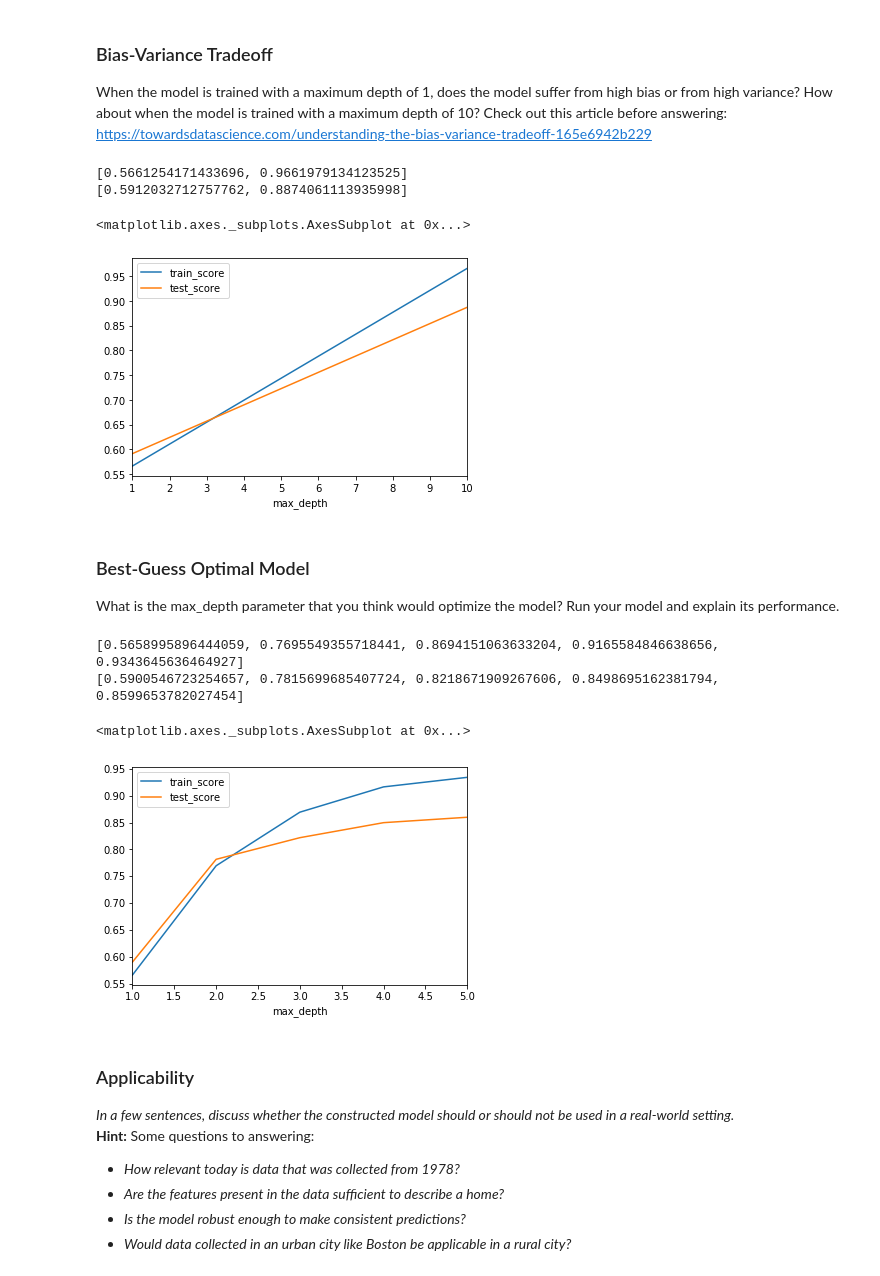
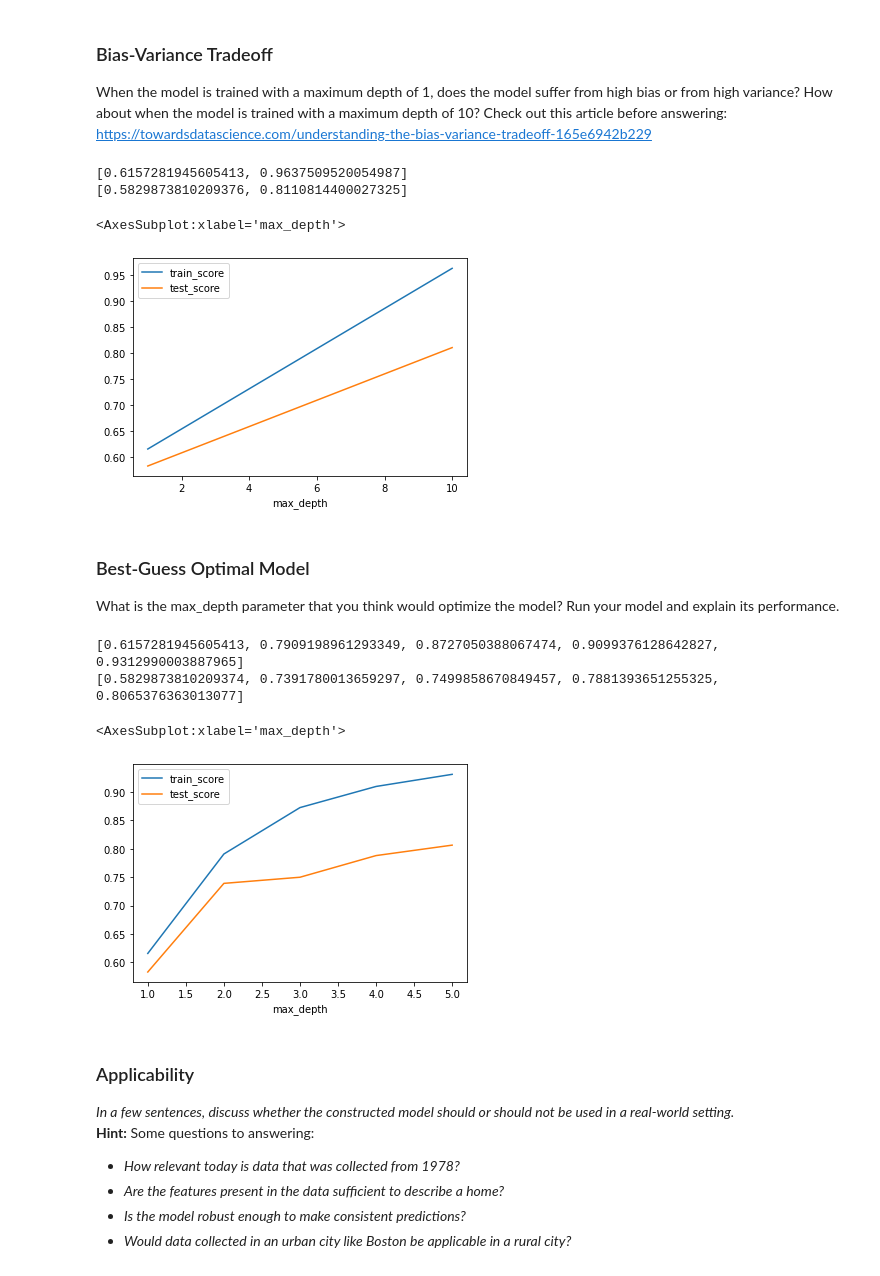
Before and after one commit to ta-data-lis/lab-problems-in-ml, a Jupyter notebook: your-code/lab_boston_housing.ipynb, the cells around one changed output. Cells and saved outputs as stored; diff of their text form; code cells hidden in the pictures.

```diff
--- a/your-code/lab_boston_housing.ipynb
+++ b/your-code/lab_boston_housing.ipynb
@@ -173,7 +188,7 @@ from sklearn.ensemble import RandomForestRegressor
 train_score = []
 test_score = []
 for dep in max_depth:
-    model = RandomForestRegressor(n_estimators=100, max_depth=dep, n_jobs=-1)
+    model = RandomForestRegressor(n_estimators=10, max_depth=dep, n_jobs=-1, random_state=42)
     model.fit(X_train, y_train)
 
     train_score.append(performance_metric(y_train, model.predict(X_train)))
@@ -211,7 +226,7 @@ from sklearn.ensemble import RandomForestRegressor
 train_score = []
 test_score = []
 for dep in max_depth:
-    model = RandomForestRegressor(n_estimators=100, max_depth=dep, n_jobs=-1)
+    model = RandomForestRegressor(n_estimators=10, max_depth=dep, n_jobs=-1, random_state=42)
     model.fit(X_train, y_train)
 
     train_score.append(performance_metric(y_train, model.predict(X_train)))
@@ -228,42 +243,42 @@ df.plot.line(x='max_depth')
 # The model with depth=1 has high bias
 # The model with depth=10 has high variance
 # %% [output]
-[0.5661254171433696, 0.9661979134123525]
-[0.5912032712757762, 0.8874061113935998]
+[0.6157281945605413, 0.9637509520054987]
+[0.5829873810209376, 0.8110814400027325]
-<matplotlib.axes._subplots.AxesSubplot at 0x...>
+<AxesSubplot:xlabel='max_depth'>
-[figure, old version]
+[figure, new version]
 # %% [markdown]
 ### Best-Guess Optimal Model
 What is the max_depth parameter that you think would optimize the model? Run your model and explain its performance.
 # %%
 max_depth = [1,2,3,4,5]
 
 from sklearn.ensemble import RandomForestRegressor
 
 train_score = []
 test_score = []
 for dep in max_depth:
-    model = RandomForestRegressor(n_estimators=100, max_depth=dep, n_jobs=-1)
+    model = RandomForestRegressor(n_estimators=10, max_depth=dep, n_jobs=-1, random_state=42)
     model.fit(X_train, y_train)
 
     train_score.append(performance_metric(y_train, model.predict(X_train)))
     test_score.append(performance_metric(y_test, model.predict(X_test)))
 
 print(train_score)
 print(test_score)
 
 d = {'max_depth':max_depth, 'train_score':train_score, 'test_score':test_score}
 df = pd.DataFrame.from_dict(d)
 df.plot.line(x='max_depth')
 
 # Your response here
 # Depth = 2 gives the best model.
 #More than that and it overfits the training data, which should give worse results in future data
 # %% [output]
-[0.5658995896444059, 0.7695549355718441, 0.8694151063633204, 0.9165584846638656, 0.9343645636464927]
-[0.5900546723254657, 0.7815699685407724, 0.8218671909267606, 0.8498695162381794, 0.8599653782027454]
+[0.6157281945605413, 0.7909198961293349, 0.8727050388067474, 0.9099376128642827, 0.9312990003887965]
+[0.5829873810209374, 0.7391780013659297, 0.7499858670849457, 0.7881393651255325, 0.8065376363013077]
-<matplotlib.axes._subplots.AxesSubplot at 0x...>
+<AxesSubplot:xlabel='max_depth'>
-[figure, old version]
+[figure, new version]
 # %% [markdown]
 ### Applicability
 *In a few sentences, discuss whether the constructed model should or should not be used in a real-world setting.*
```
Also changed, not shown: parts of 8 cells of this notebook.
